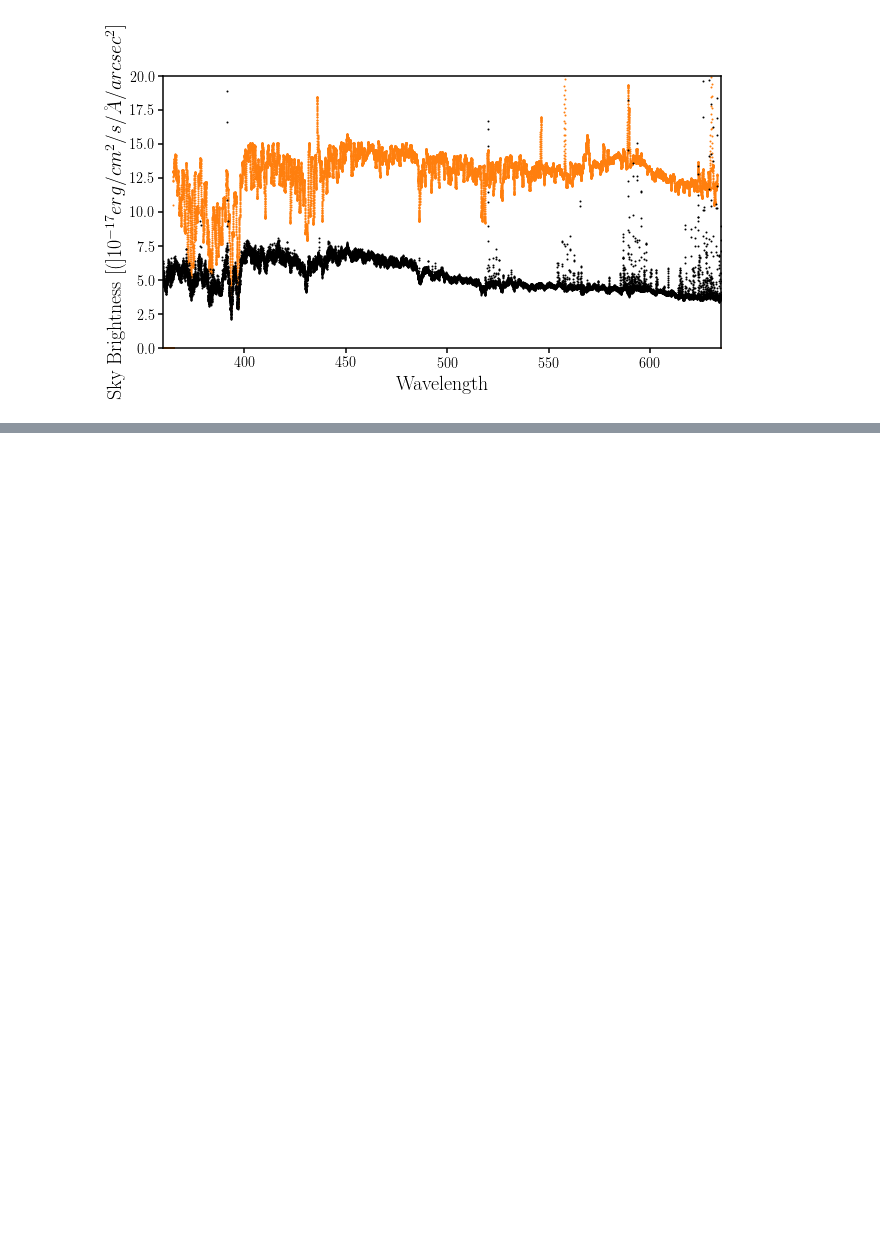
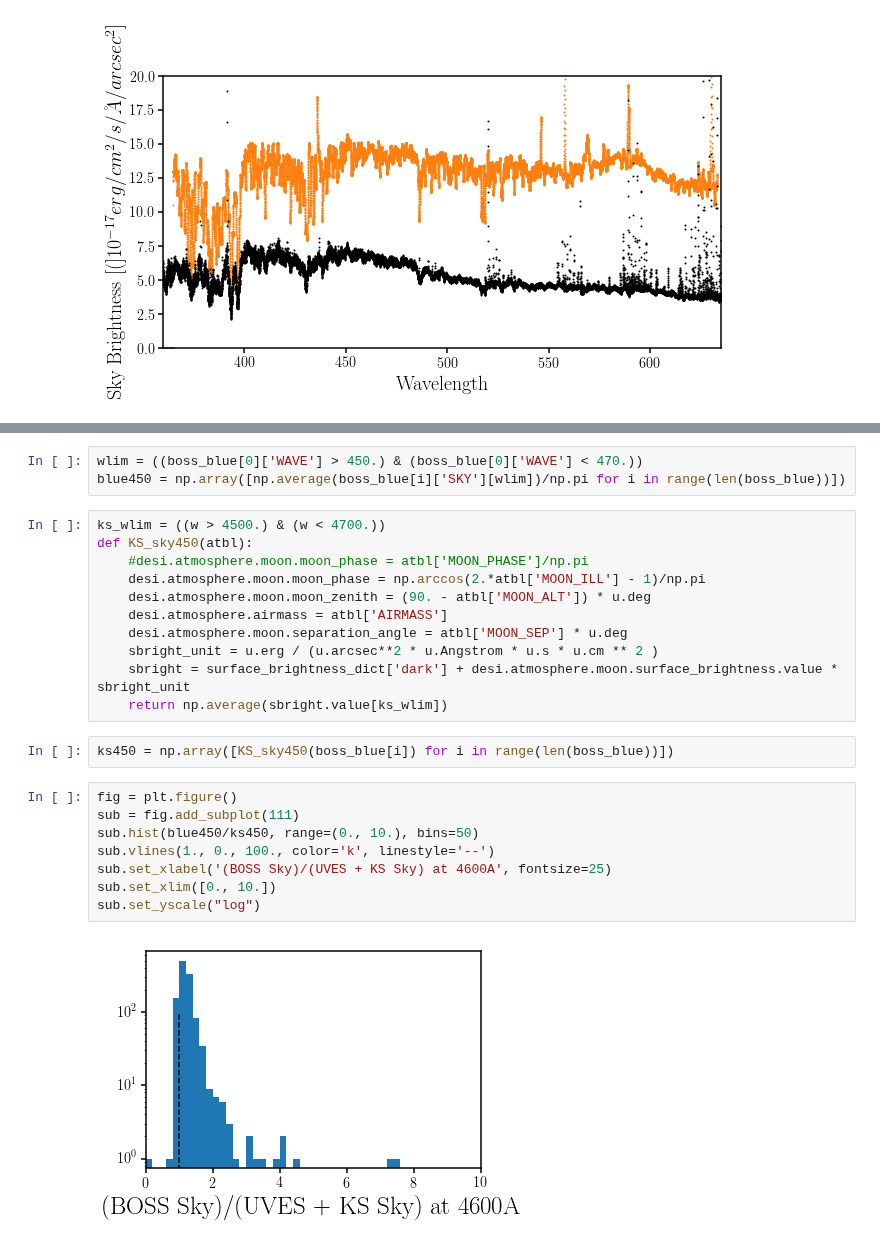
Before and after one commit to desi-bgs/feasiBGS, a Jupyter notebook: notebook/local_bright_bosssky.ipynb, the cells around one changed output, grey strips where cells are left out. Cells and saved outputs as stored; diff of their text form; blank space fills up the shorter version.

```diff
--- a/notebook/local_bright_bosssky.ipynb
+++ b/notebook/local_bright_bosssky.ipynb
@@ -190,0 +221,26 @@ Text(0.5,0,'Wavelength')
+# %%
+wlim = ((boss_blue[0]['WAVE'] > 450.) & (boss_blue[0]['WAVE'] < 470.))
+blue450 = np.array([np.average(boss_blue[i]['SKY'][wlim])/np.pi for i in range(len(boss_blue))])
+# %%
+ks_wlim = ((w > 4500.) & (w < 4700.))
+def KS_sky450(atbl):
+    #desi.atmosphere.moon.moon_phase = atbl['MOON_PHASE']/np.pi
+    desi.atmosphere.moon.moon_phase = np.arccos(2.*atbl['MOON_ILL'] - 1)/np.pi
+    desi.atmosphere.moon.moon_zenith = (90. - atbl['MOON_ALT']) * u.deg
+    desi.atmosphere.airmass = atbl['AIRMASS']
+    desi.atmosphere.moon.separation_angle = atbl['MOON_SEP'] * u.deg
+    sbright_unit = u.erg / (u.arcsec**2 * u.Angstrom * u.s * u.cm ** 2 )
+    sbright = surface_brightness_dict['dark'] + desi.atmosphere.moon.surface_brightness.value * sbright_unit
+    return np.average(sbright.value[ks_wlim])
+# %%
+ks450 = np.array([KS_sky450(boss_blue[i]) for i in range(len(boss_blue))])
+# %%
+fig = plt.figure()
+sub = fig.add_subplot(111)
+sub.hist(blue450/ks450, range=(0., 10.), bins=50)
+sub.vlines(1., 0., 100., color='k', linestyle='--')
+sub.set_xlabel('(BOSS Sky)/(UVES + KS Sky) at 4600A', fontsize=25)
+sub.set_xlim([0., 10.])
+sub.set_yscale("log")
+# %% [output]
+[figure, added]
```
Also changed, not shown: parts of 7 cells of this notebook.
